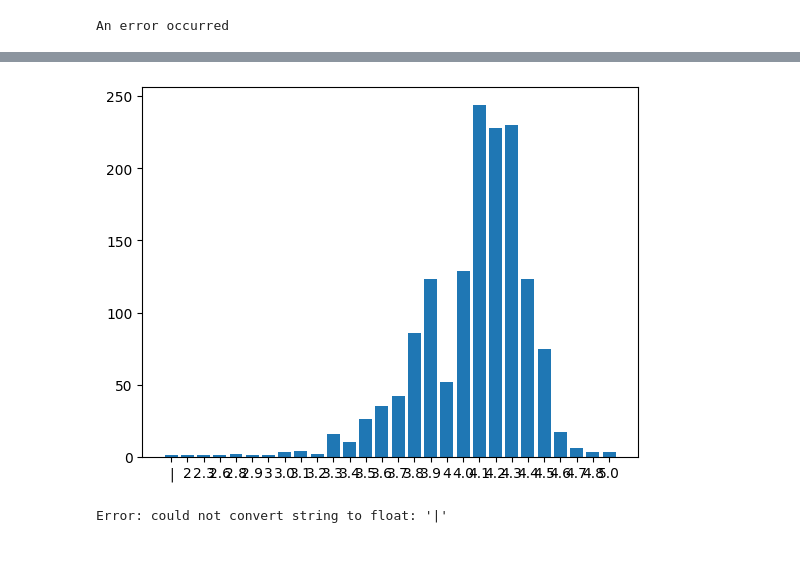
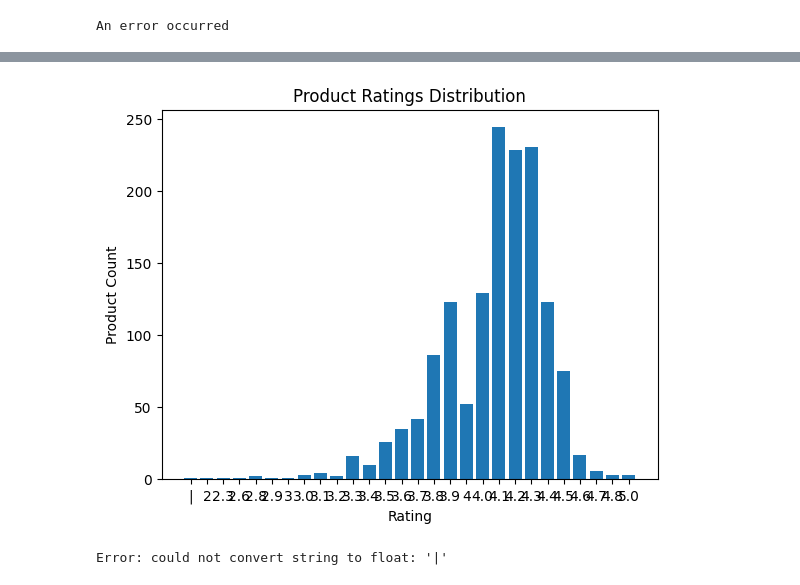
Before and after one commit to Florence-Mutuku/E-Commerce-Data-Analysis, a Jupyter notebook: assessment 2_FlorenceNdungwa.ipynb, the cells around one changed output, grey strips where cells are left out. Cells and saved outputs as stored; diff of their text form; code cells hidden in the pictures; blank space fills up the shorter version.

```diff
--- a/assessment 2_FlorenceNdungwa.ipynb
+++ b/assessment 2_FlorenceNdungwa.ipynb
@@ -411,19 +411,39 @@ print(df.head())
 # %%
 import mysql.connector
 import matplotlib.pyplot as plt
 
 try:
-    mydb = mysql.connector.connect(host="localhost", user="root", password="munene2024", database="ecommerce_db")
+    mydb = mysql.connector.connect(
+        host="localhost",
+        user="root",
+        password="munene2024",  # Consider using environment variables
+        database="ecommerce_db"
+    )
     mycursor = mydb.cursor()
     mycursor.execute("SELECT rating, COUNT(*) FROM products GROUP BY rating ORDER BY rating")
-    ratings, counts = zip(*mycursor.fetchall())
-    plt.bar(ratings, counts); plt.show()
+    results = mycursor.fetchall()
+
+    if results:
+        ratings, counts = zip(*results)
+        plt.bar(ratings, counts)
+        plt.xlabel("Rating")
+        plt.ylabel("Product Count")
+        plt.title("Product Ratings Distribution")
+        plt.show()
+    else:
+        print("No ratings data found.")
+
+except mysql.connector.Error as err:
+    print(f"Database Error: {err}")
 except Exception as e:
-    print(f"Error: {e}")
-finally:w
-    if 'mydb' in locals() and mydb.is_connected(): mydb.close()
+    print(f"General Error: {e}")
+
+finally:
+    if 'mydb' in locals() and mydb.is_connected():
+        mycursor.close()
+        mydb.close()
 # %% [output]
-[figure, old version]
+[figure, new version]
 # %%
 import mysql.connector
 import pandas as pd
```
Also changed, not shown: parts of 1 cell of this notebook.
